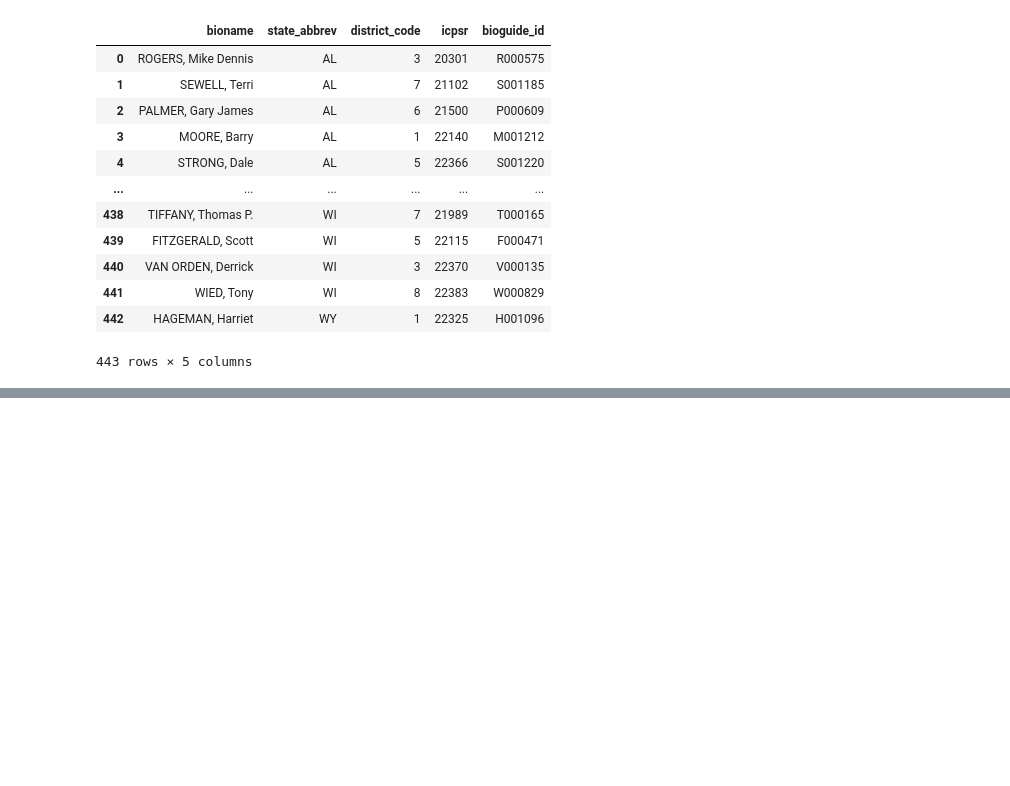
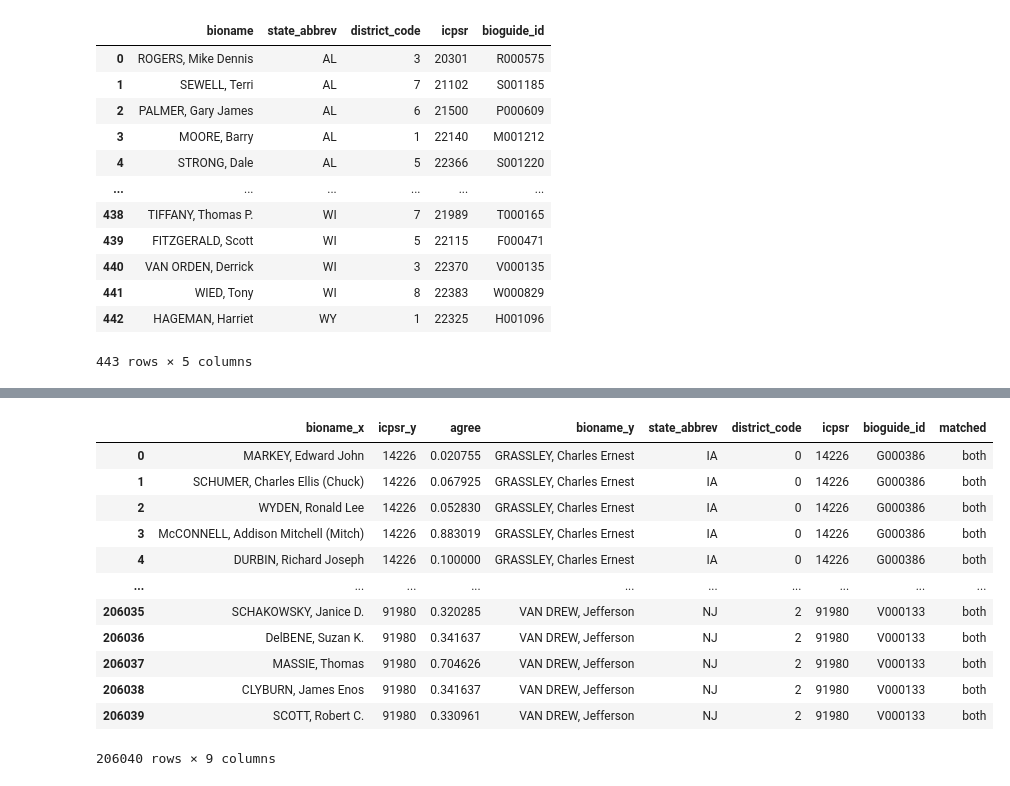
Before and after one commit to jkropko/contrans2025, a Jupyter notebook: notebooks/ideology.ipynb, the cells around one changed output, grey strips where cells are left out. Saved outputs shown, nothing was run; the diff lists cells and outputs as text; code cells hidden in the pictures; blank space fills up the shorter version.

```diff
--- a/notebooks/ideology.ipynb
+++ b/notebooks/ideology.ipynb
@@ -104,0 +223,3 @@ ideology_crosswalk.query("state_abbrev=='VA' & district_code==5")
+# %%
+vote_compare['agree'] = vote_compare['cast_code_x'] == vote_compare['cast_code_y']
+vote_compare
@@ -104,0 +240,3 @@ ideology_crosswalk.query("state_abbrev=='VA' & district_code==5")
+# %%
+vote_compare = vote_compare.groupby(['icpsr_x', 'icpsr_y']).agg({'agree': 'mean'}).reset_index()
+vote_compare
@@ -104,0 +257,10 @@ ideology_crosswalk.query("state_abbrev=='VA' & district_code==5")
+# %%
+vote_compare =pd.merge(vote_compare, crosswalk,
+         left_on='icpsr_x',
+         right_on='icpsr',
+         how='outer',
+         indicator='matched',
+         validate='many_to_one')
+# %%
+vote_compare = vote_compare[['bioname', 'icpsr_y', 'agree']]
+vote_compare
@@ -104,0 +281,22 @@ ideology_crosswalk.query("state_abbrev=='VA' & district_code==5")
+# %%
+vote_compare =pd.merge(vote_compare, crosswalk,
+         left_on='icpsr_y',
+         right_on='icpsr',
+         how='outer',
+         indicator='matched',
+         validate='many_to_one')
+vote_compare
+# %% [output]
+|  | bioname_x | icpsr_y | agree | bioname_y | state_abbrev | district_code | icpsr | bioguide_id | matched |
+| 0 | MARKEY, Edward John | 14226 | 0.020755 | GRASSLEY, Charles Ernest | IA | 0 | 14226 | G000386 | both |
+| 1 | SCHUMER, Charles Ellis (Chuck) | 14226 | 0.067925 | GRASSLEY, Charles Ernest | IA | 0 | 14226 | G000386 | both |
+| 2 | WYDEN, Ronald Lee | 14226 | 0.052830 | GRASSLEY, Charles Ernest | IA | 0 | 14226 | G000386 | both |
+| 3 | McCONNELL, Addison Mitchell (Mitch) | 14226 | 0.883019 | GRASSLEY, Charles Ernest | IA | 0 | 14226 | G000386 | both |
+| 4 | DURBIN, Richard Joseph | 14226 | 0.100000 | GRASSLEY, Charles Ernest | IA | 0 | 14226 | G000386 | both |
+| ... | ... | ... | ... | ... | ... | ... | ... | ... | ... |
+| 206035 | SCHAKOWSKY, Janice D. | 91980 | 0.320285 | VAN DREW, Jefferson | NJ | 2 | 91980 | V000133 | both |
+| 206036 | DelBENE, Suzan K. | 91980 | 0.341637 | VAN DREW, Jefferson | NJ | 2 | 91980 | V000133 | both |
+| 206037 | MASSIE, Thomas | 91980 | 0.704626 | VAN DREW, Jefferson | NJ | 2 | 91980 | V000133 | both |
+| 206038 | CLYBURN, James Enos | 91980 | 0.341637 | VAN DREW, Jefferson | NJ | 2 | 91980 | V000133 | both |
+| 206039 | SCOTT, Robert C. | 91980 | 0.330961 | VAN DREW, Jefferson | NJ | 2 | 91980 | V000133 | both |
+206040 rows × 9 columns
```
Also changed, not shown: parts of 23 cells of this notebook.
